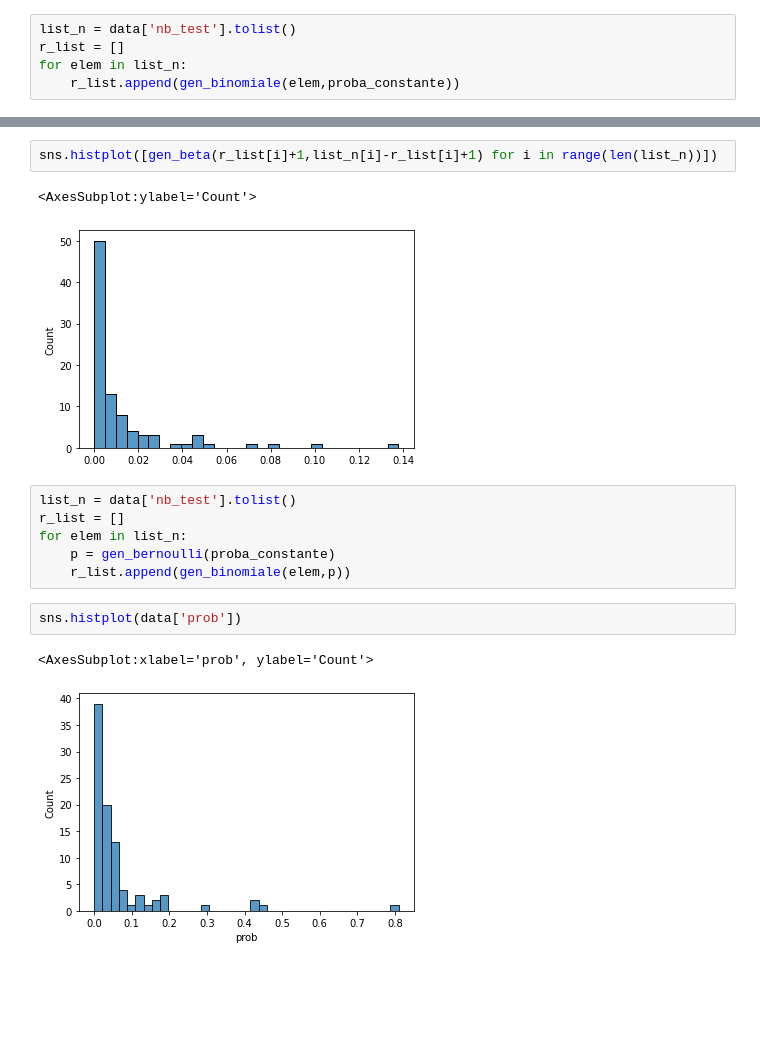
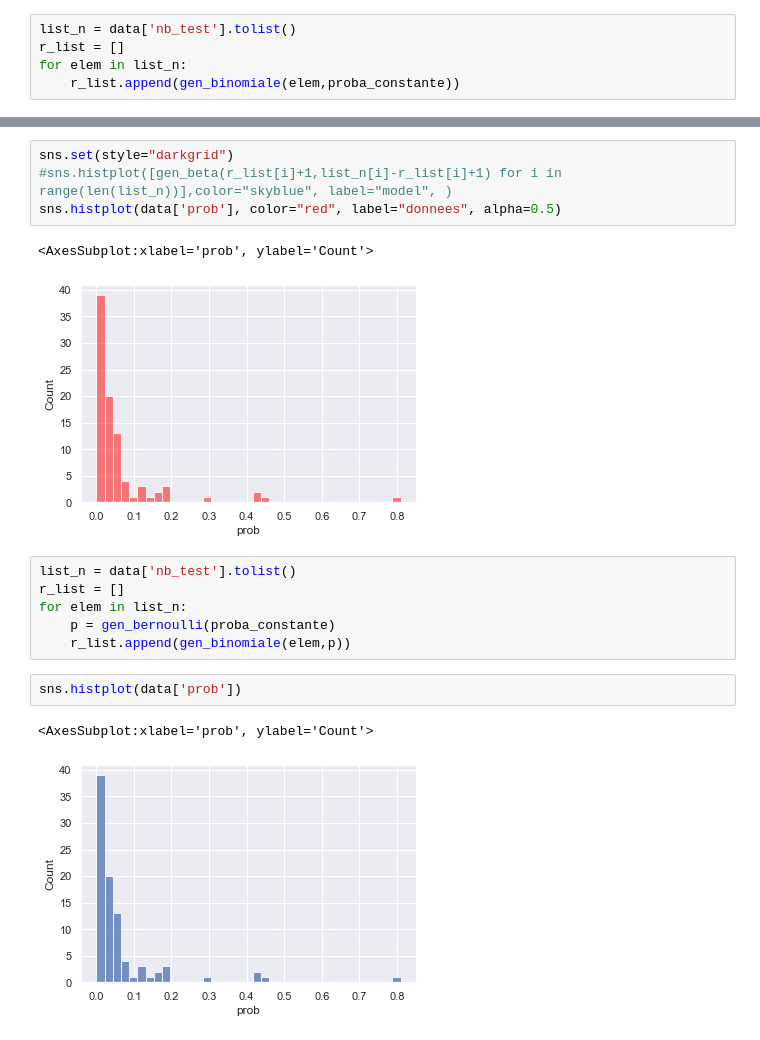
Before and after one commit to erialc-cal/MCM_Listeria_Prevalence, a Jupyter notebook: exploratoire_claire.ipynb, the cells around one changed output, grey strips where cells are left out. Saved outputs shown, nothing was run; the diff lists cells and outputs as text; blank space fills up the shorter version.

```diff
--- a/exploratoire_claire.ipynb
+++ b/exploratoire_claire.ipynb
@@ -124,8 +153,10 @@ for elem in list_n:
 # %%
-sns.histplot([gen_beta(r_list[i]+1,list_n[i]-r_list[i]+1) for i in range(len(list_n))])
+sns.set(style="darkgrid")
+#sns.histplot([gen_beta(r_list[i]+1,list_n[i]-r_list[i]+1) for i in range(len(list_n))],color="skyblue", label="model", )
+sns.histplot(data['prob'], color="red", label="donnees", alpha=0.5)
 # %% [output]
-<AxesSubplot:ylabel='Count'>
+<AxesSubplot:xlabel='prob', ylabel='Count'>
-[figure, old version]
+[figure, new version]
 # %%
 list_n = data['nb_test'].tolist()
 r_list = []
@@ -136,4 +167,4 @@ for elem in list_n:
 sns.histplot(data['prob'])
 # %% [output]
 <AxesSubplot:xlabel='prob', ylabel='Count'>
-[figure, old version]
+[figure, new version]
```
Also changed, not shown: parts of 4 cells of this notebook.
